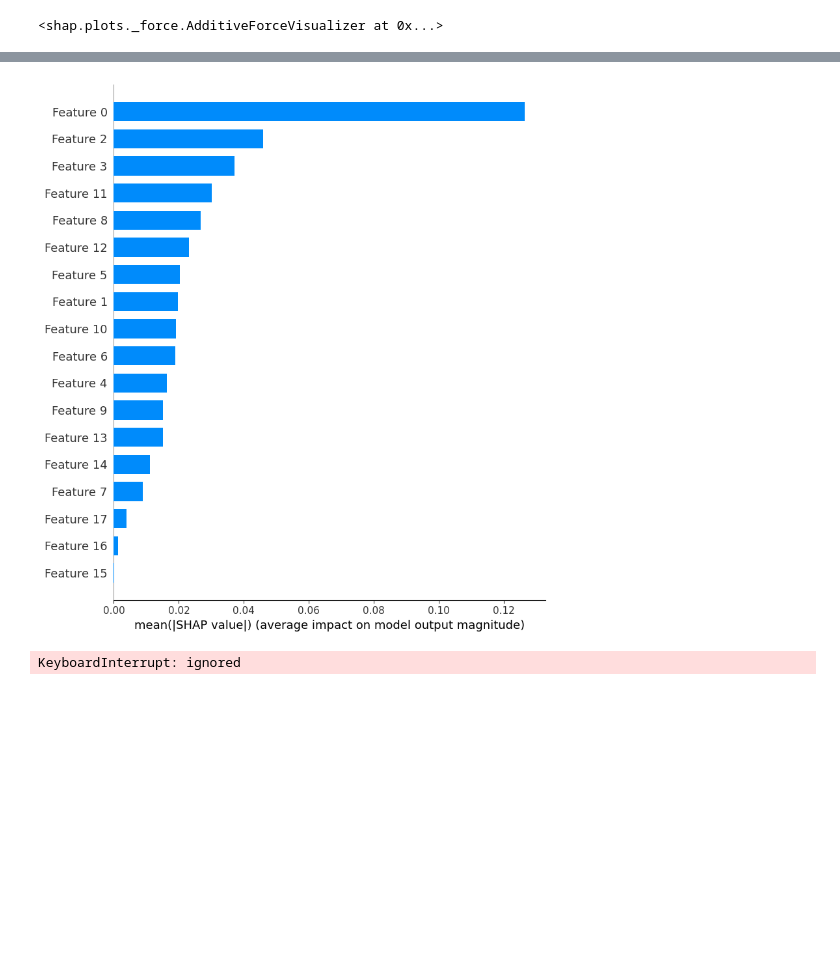
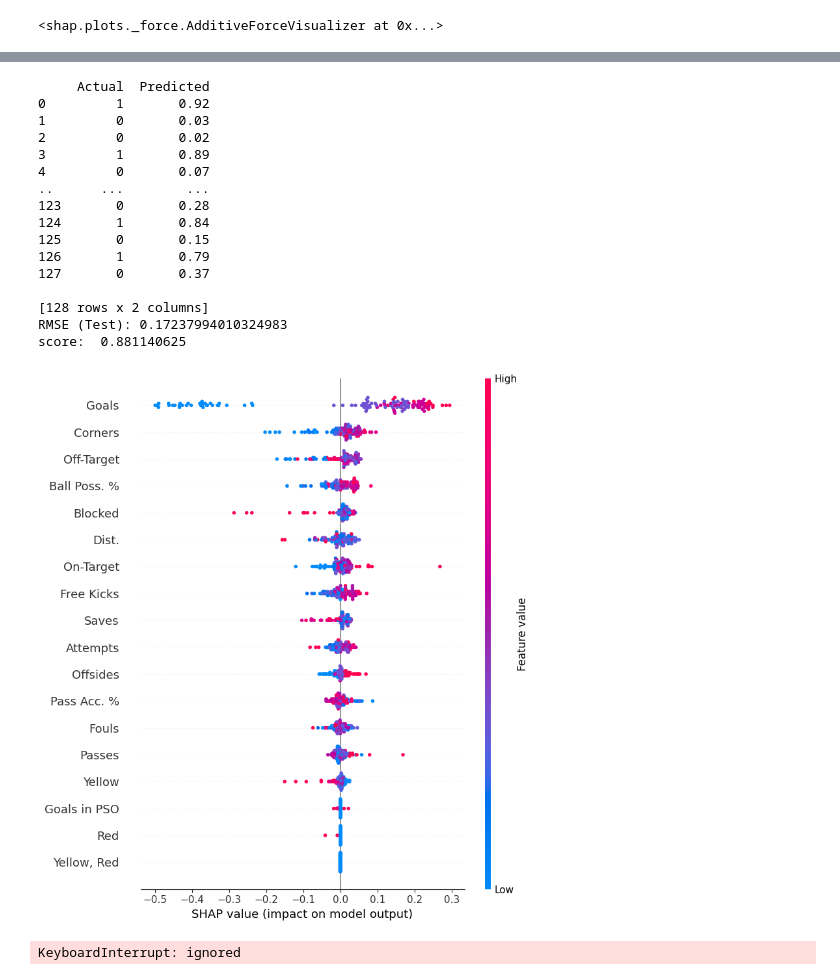
Before and after one commit to maximedidasca/hierarchical_shapley_approx, a Jupyter notebook: algo.ipynb, the cells around one changed output, grey strips where cells are left out. Saved outputs shown, nothing was run; the diff lists cells and outputs as text; code cells hidden in the pictures; blank space fills up the shorter version.

```diff
--- a/algo.ipynb
+++ b/algo.ipynb
@@ -338,4 +349,68 @@ print(shap_values)
-# %%
-shap.summary_plot(shap.TreeExplainer(tree_model).shap_values(train_X)[0], train_X, plot_type="bar")
-# %% [output]
-[figure, removed]
+# %%
+
+
+feature_names = FIFA_cols
+
+X_train = X_norm
+y_train = y
+X_test = X_norm
+y_test = y
+
+# Align the training and test data to ensure the same columns are present
+#X_train_encoded, X_test_encoded = X_train_encoded.align(X_test_encoded, join='outer', axis=1, fill_value=0)
+
+# Handle missing values by imputing with the mean
+imputer = SimpleImputer(strategy='mean')
+X_train = imputer.fit_transform(X_train)
+X_test = imputer.transform(X_test)
+
+# Fit model
+reg = LinearRegression()
+reg = LogisticRegression()
+reg = XGBRegressor(n_estimators=1000, max_depth=10, learning_rate=0.001)
+reg = RandomForestRegressor(n_estimators=100, random_state=42)
+reg.fit(X_train, y_train)
+
+# Make predictions on the test set
+y_pred = reg.predict(X_test)
+
+# Example: Calculate root mean squared error (RMSE) on the test set
+rmse_test = mean_squared_error(y_test, y_pred, squared=False)
+
+# Convert y_test and y_pred to Pandas Series
+y_test_series = pd.Series(y_test, name='Actual')
+y_pred_series = pd.Series(y_pred, name='Predicted')
+
+# Concatenate actual and predicted values for display
+results = pd.concat([y_test_series, y_pred_series], axis=1)
+print(results)
+
+print("RMSE (Test):", rmse_test)
+print('score: ', reg.score(X_test, y_test))
+
+# Create an explainer object using the trained model and training data
+explainer = shap.Explainer(reg, X_train)
+
+# Compute SHAP values for the test set
+shap_values = explainer(X_test, check_additivity=False)
+
+# Plot the SHAP summary plot
+shap.summary_plot(shap_values, X_test, feature_names=feature_names)
+# %% [output]
+     Actual  Predicted
+0         1       0.92
+1         0       0.03
+2         0       0.02
+3         1       0.89
+4         0       0.07
+..      ...        ...
+123       0       0.28
+124       1       0.84
+125       0       0.15
+126       1       0.79
+127       0       0.37
+
+[128 rows x 2 columns]
+RMSE (Test): 0.17237994010324983
+score:  0.881140625
+[figure, added]
```
Also changed, not shown: parts of 55 cells of this notebook.
